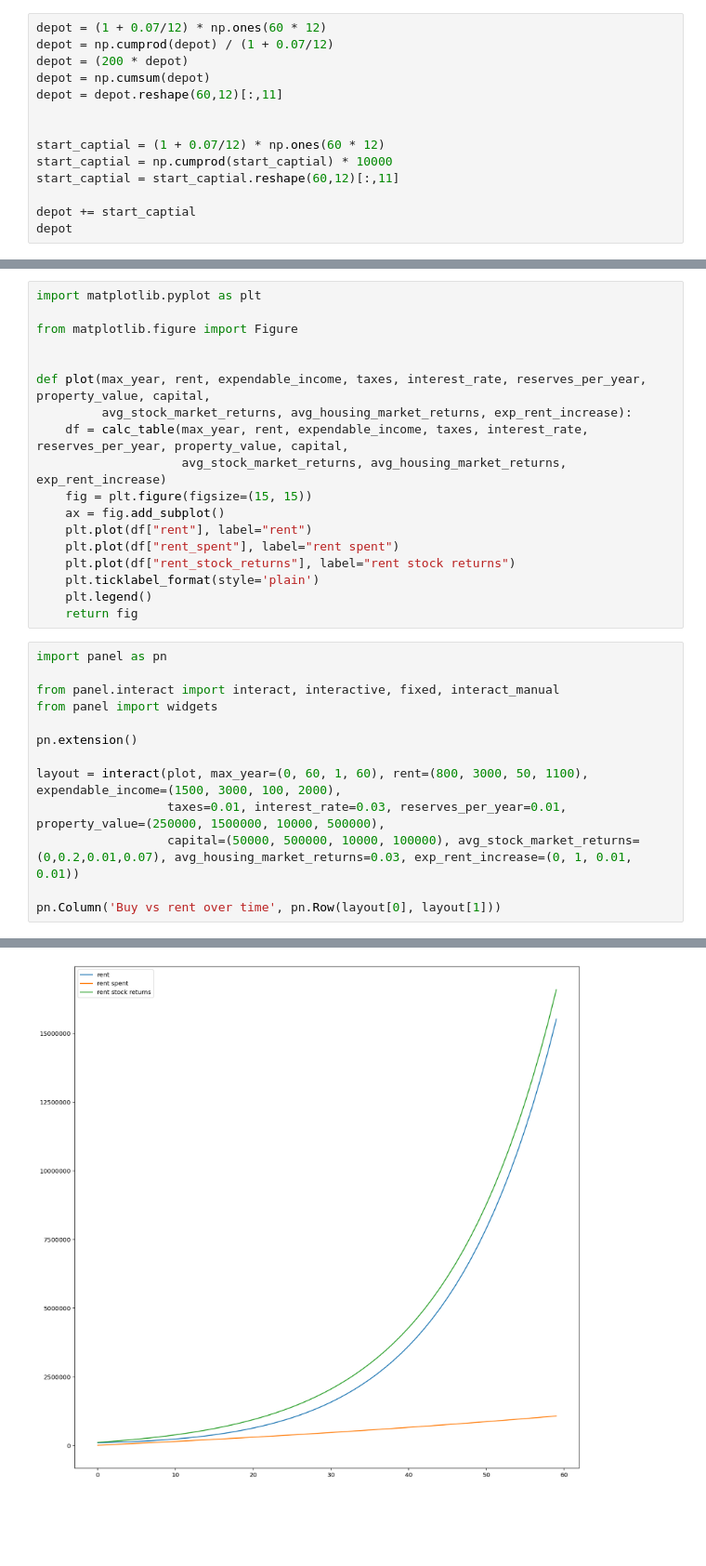
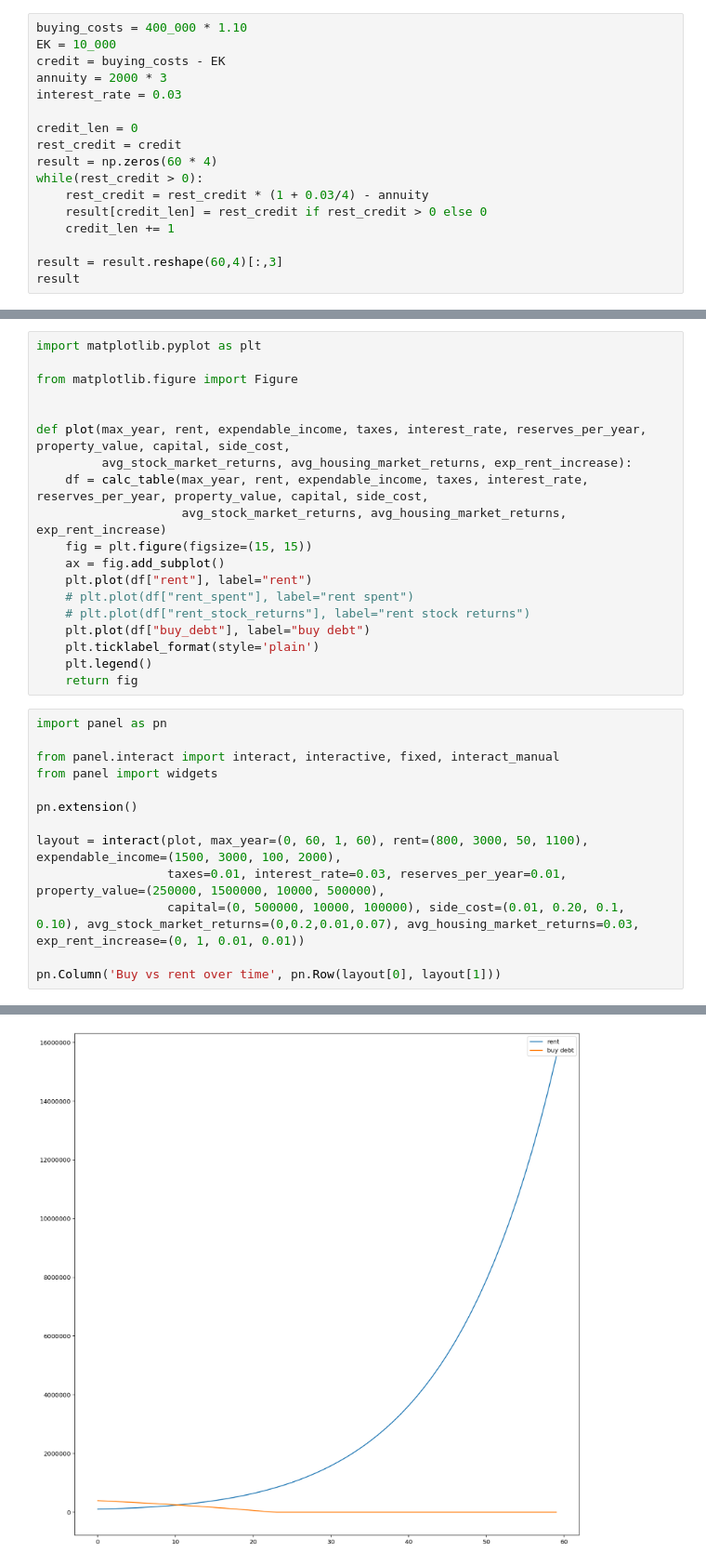
Before and after one commit to AlmostFamiliar/rent-or-buy-calculator, a Jupyter notebook: rent-or-buy.ipynb, the cells around one changed output, grey strips where cells are left out. Shown at 93% size. Saved outputs shown, nothing was run; the diff lists cells and outputs as text; blank space fills up the shorter version.

Commit message:
credit costs

```diff
--- a/rent-or-buy.ipynb
+++ b/rent-or-buy.ipynb
@@ -71,15 +87,18 @@ calc_table(60).tail()
 # %%
-depot = (1 + 0.07/12) * np.ones(60 * 12)
-depot = np.cumprod(depot) / (1 + 0.07/12)
-depot = (200 * depot)
-depot = np.cumsum(depot)
-depot = depot.reshape(60,12)[:,11]
+buying_costs = 400_000 * 1.10
+EK = 10_000
+credit = buying_costs - EK
+annuity = 2000 * 3
+interest_rate = 0.03
 
+credit_len = 0
+rest_credit = credit
+result = np.zeros(60 * 4)
+while(rest_credit > 0):
+    rest_credit = rest_credit * (1 + 0.03/4) - annuity
+    result[credit_len] = rest_credit if rest_credit > 0 else 0
+    credit_len += 1
 
-start_captial = (1 + 0.07/12) * np.ones(60 * 12)
-start_captial = np.cumprod(start_captial) * 10000
-start_captial = start_captial.reshape(60,12)[:,11]
-
-depot += start_captial
-depot
+result = result.reshape(60,4)[:,3]
+result
 # %% [output]
@@ -109,15 +123,16 @@ import matplotlib.pyplot as plt
 from matplotlib.figure import Figure
 
 
-def plot(max_year, rent, expendable_income, taxes, interest_rate, reserves_per_year, property_value, capital,
+def plot(max_year, rent, expendable_income, taxes, interest_rate, reserves_per_year, property_value, capital, side_cost,
          avg_stock_market_returns, avg_housing_market_returns, exp_rent_increase):
-    df = calc_table(max_year, rent, expendable_income, taxes, interest_rate, reserves_per_year, property_value, capital,
+    df = calc_table(max_year, rent, expendable_income, taxes, interest_rate, reserves_per_year, property_value, capital, side_cost,
                     avg_stock_market_returns, avg_housing_market_returns, exp_rent_increase)
     fig = plt.figure(figsize=(15, 15))
     ax = fig.add_subplot()
     plt.plot(df["rent"], label="rent")
-    plt.plot(df["rent_spent"], label="rent spent")
-    plt.plot(df["rent_stock_returns"], label="rent stock returns")
+    # plt.plot(df["rent_spent"], label="rent spent")
+    # plt.plot(df["rent_stock_returns"], label="rent stock returns")
+    plt.plot(df["buy_debt"], label="buy debt")
     plt.ticklabel_format(style='plain')
     plt.legend()
     return fig
@@ -131,7 +146,7 @@ pn.extension()
 
 layout = interact(plot, max_year=(0, 60, 1, 60), rent=(800, 3000, 50, 1100), expendable_income=(1500, 3000, 100, 2000),
                   taxes=0.01, interest_rate=0.03, reserves_per_year=0.01, property_value=(250000, 1500000, 10000, 500000),
-                  capital=(50000, 500000, 10000, 100000), avg_stock_market_returns=(0,0.2,0.01,0.07), avg_housing_market_returns=0.03, exp_rent_increase=(0, 1, 0.01, 0.01))
+                  capital=(0, 500000, 10000, 100000), side_cost=(0.01, 0.20, 0.1, 0.10), avg_stock_market_returns=(0,0.2,0.01,0.07), avg_housing_market_returns=0.03, exp_rent_increase=(0, 1, 0.01, 0.01))
 
 pn.Column('Buy vs rent over time', pn.Row(layout[0], layout[1]))
 # %% [output]
@@ -140,2 +156,2 @@ pn.Column('Buy vs rent over time', pn.Row(layout[0], layout[1]))
 [interactive output not drawn]
-[figure, old version]
+[figure, new version]
```
Also changed, not shown: parts of 4 cells of this notebook.
